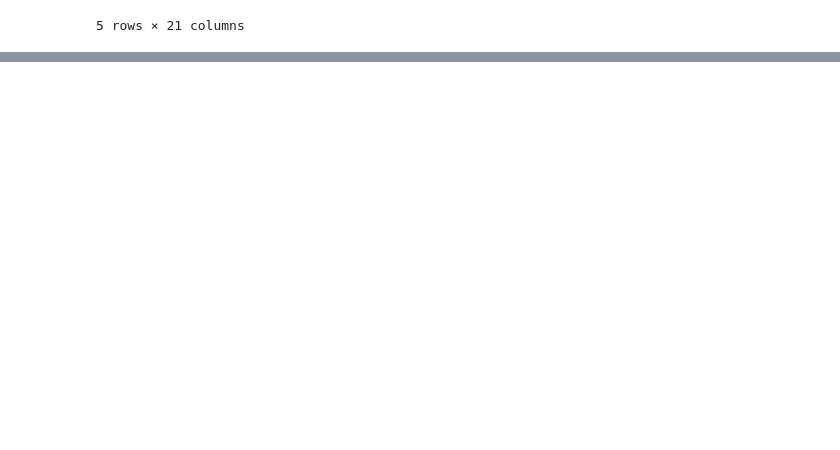
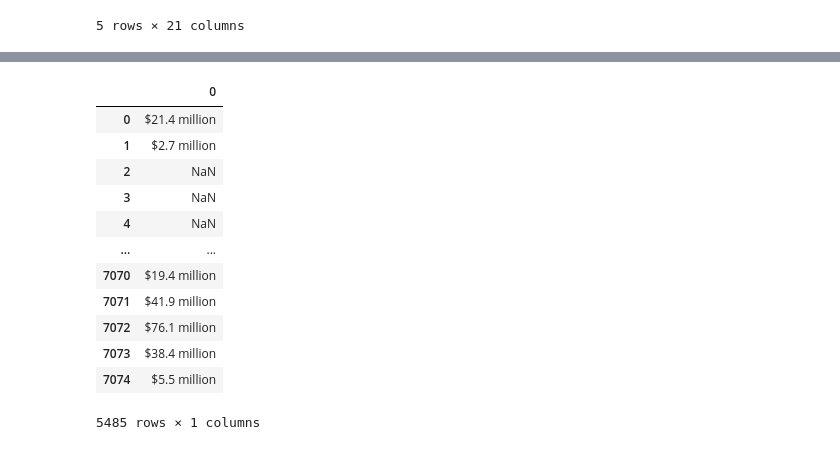
Before and after one commit to skyesteptoe/Movies-ETL, a Jupyter notebook: movies_etl.ipynb, the cells around one changed output, grey strips where cells are left out. Cells and saved outputs as stored; diff of their text form; code cells hidden in the pictures; blank space fills up the shorter version.

```diff
--- a/movies_etl.ipynb
+++ b/movies_etl.ipynb
@@ -331,0 +354,2 @@ wiki_movies_df.head()
+# %%
+box_office = wiki_movies_df['Box office'].dropna()
@@ -331,0 +392,3 @@ wiki_movies_df.head()
+# %%
+# Using the join method to concatenates lists into one string and adding a space
+box_office = box_office.apply(lambda x: ' '.join(x) if type(x) == list else x)
@@ -331,0 +439,3 @@ wiki_movies_df.head()
+# %%
+# Allowing for vaues given as a range
+box_office = box_office.str.replace(r'\$.*[-—–](?![a-z])', '$', regex=True)
@@ -331,0 +445,17 @@ wiki_movies_df.head()
+# %%
+# Extra box office values that match eitehr format just created
+box_office.str.extract(f'({form_one}|{form_two})')
+# %% [output]
+|  | 0 |
+| 0 | $21.4 million |
+| 1 | $2.7 million |
+| 2 | NaN |
+| 3 | NaN |
+| 4 | NaN |
+| ... | ... |
+| 7070 | $19.4 million |
+| 7071 | $41.9 million |
+| 7072 | $76.1 million |
+| 7073 | $38.4 million |
+| 7074 | $5.5 million |
+5485 rows × 1 columns
```
Also changed, not shown: parts of 44 cells of this notebook.
